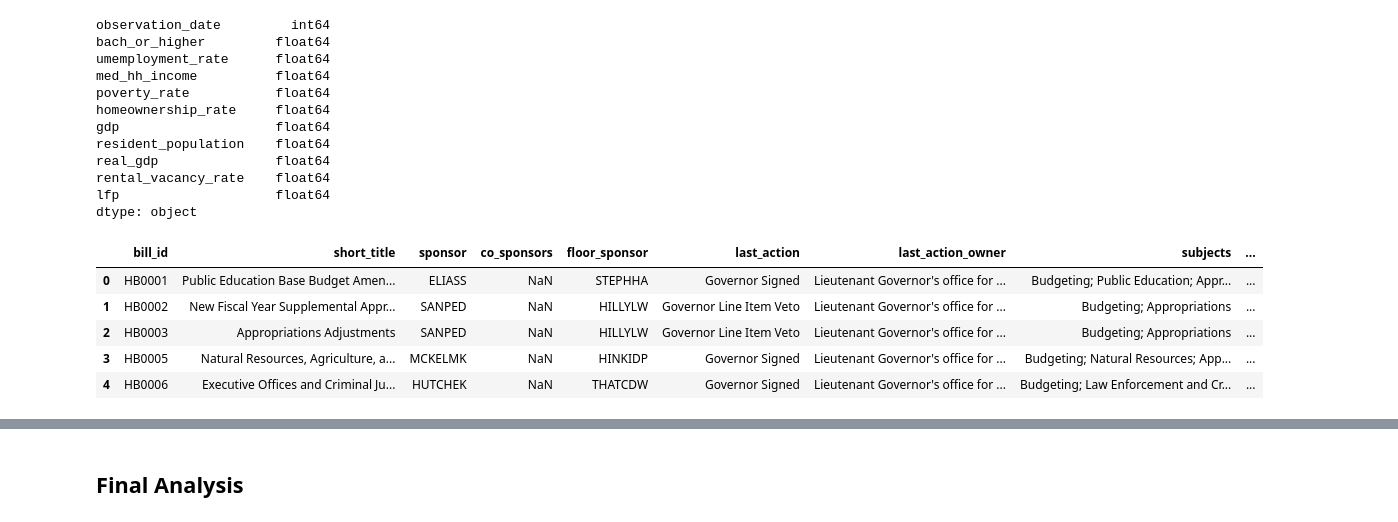
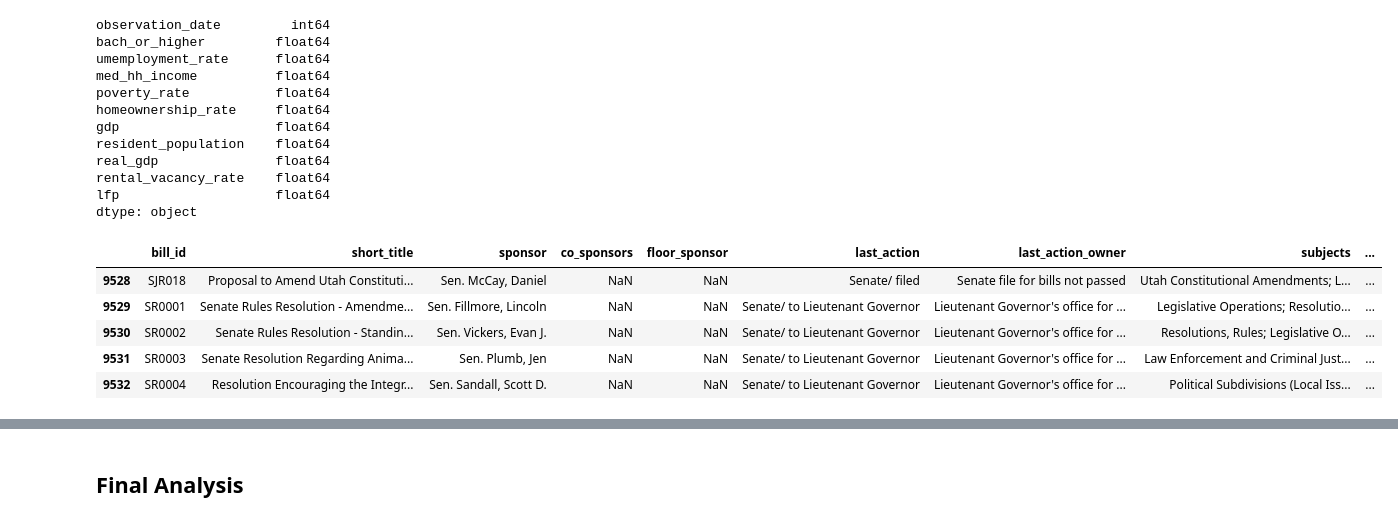
Before and after one commit to gabriellag25/datascience-project, a Jupyter notebook: first_milestone.ipynb, the cells around one changed output, grey strips where cells are left out. Cells and saved outputs as stored; diff of their text form; code cells hidden in the pictures.

```diff
--- a/first_milestone.ipynb
+++ b/first_milestone.ipynb
@@ -317,12 +318,12 @@ dtype: object
 # %%
 # inspecting utah_bills_final.csv
 
 ut_bills = pd.read_csv('utah_bills_final.csv')
-ut_bills.head()
+ut_bills.tail()
 # %% [output]
 |  | bill_id | short_title | sponsor | co_sponsors | floor_sponsor | last_action | last_action_owner | subjects | ... |
-| 0 | HB0001 | Public Education Base Budget Amen... | ELIASS | NaN | STEPHHA | Governor Signed | Lieutenant Governor's office for ... | Budgeting; Public Education; Appr... | ... |
-| 1 | HB0002 | New Fiscal Year Supplemental Appr... | SANPED | NaN | HILLYLW | Governor Line Item Veto | Lieutenant Governor's office for ... | Budgeting; Appropriations | ... |
-| 2 | HB0003 | Appropriations Adjustments | SANPED | NaN | HILLYLW | Governor Line Item Veto | Lieutenant Governor's office for ... | Budgeting; Appropriations | ... |
-| 3 | HB0005 | Natural Resources, Agriculture, a... | MCKELMK | NaN | HINKIDP | Governor Signed | Lieutenant Governor's office for ... | Budgeting; Natural Resources; App... | ... |
-| 4 | HB0006 | Executive Offices and Criminal Ju... | HUTCHEK | NaN | THATCDW | Governor Signed | Lieutenant Governor's office for ... | Budgeting; Law Enforcement and Cr... | ... |
+| 9528 | SJR018 | Proposal to Amend Utah Constituti... | Sen. McCay, Daniel | NaN | NaN | Senate/ filed | Senate file for bills not passed | Utah Constitutional Amendments; L... | ... |
+| 9529 | SR0001 | Senate Rules Resolution - Amendme... | Sen. Fillmore, Lincoln | NaN | NaN | Senate/ to Lieutenant Governor | Lieutenant Governor's office for ... | Legislative Operations; Resolutio... | ... |
+| 9530 | SR0002 | Senate Rules Resolution - Standin... | Sen. Vickers, Evan J. | NaN | NaN | Senate/ to Lieutenant Governor | Lieutenant Governor's office for ... | Resolutions, Rules; Legislative O... | ... |
+| 9531 | SR0003 | Senate Resolution Regarding Anima... | Sen. Plumb, Jen | NaN | NaN | Senate/ to Lieutenant Governor | Lieutenant Governor's office for ... | Law Enforcement and Criminal Just... | ... |
+| 9532 | SR0004 | Resolution Encouraging the Integr... | Sen. Sandall, Scott D. | NaN | NaN | Senate/ to Lieutenant Governor | Lieutenant Governor's office for ... | Political Subdivisions (Local Iss... | ... |
```
Also changed, not shown: parts of 7 cells of this notebook.
